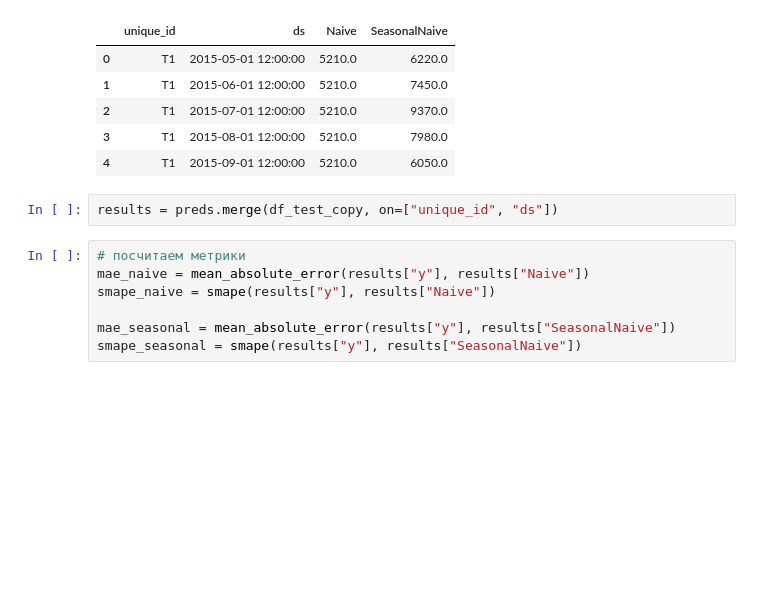
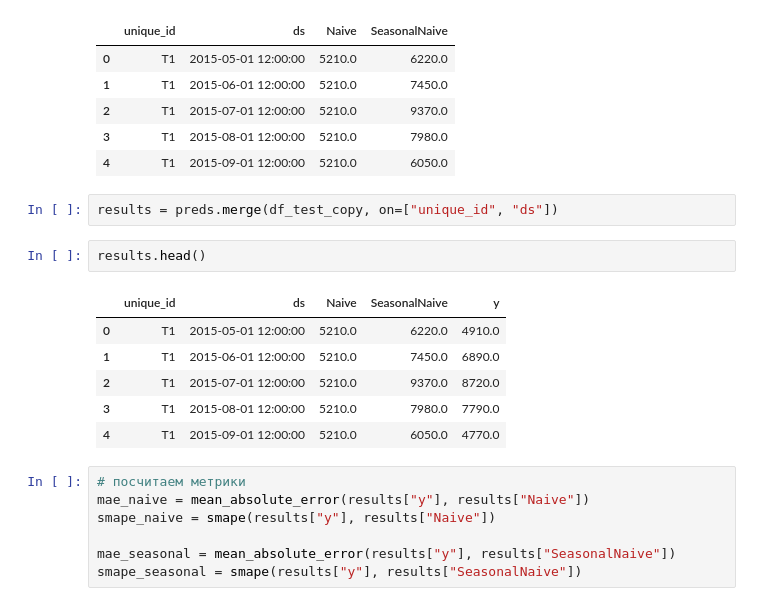
Before and after one commit to margartnn/hse-ts-transformations, a Jupyter notebook: analysis_results.ipynb, the cells around one changed output. Drawn from its saved outputs; the diff is of its cells as text; blank space fills up the shorter version.

```diff
--- a/analysis_results.ipynb
+++ b/analysis_results.ipynb
@@ -346,6 +346,15 @@ preds.head()
 | 4 | T1 | 2015-09-01 12:00:00 | 5210.0 | 6050.0 |
 # %%
 results = preds.merge(df_test_copy, on=["unique_id", "ds"])
+# %%
+results.head()
+# %% [output]
+|  | unique_id | ds | Naive | SeasonalNaive | y |
+| 0 | T1 | 2015-05-01 12:00:00 | 5210.0 | 6220.0 | 4910.0 |
+| 1 | T1 | 2015-06-01 12:00:00 | 5210.0 | 7450.0 | 6890.0 |
+| 2 | T1 | 2015-07-01 12:00:00 | 5210.0 | 9370.0 | 8720.0 |
+| 3 | T1 | 2015-08-01 12:00:00 | 5210.0 | 7980.0 | 7790.0 |
+| 4 | T1 | 2015-09-01 12:00:00 | 5210.0 | 6050.0 | 4770.0 |
 # %%
 # посчитаем метрики
 mae_naive = mean_absolute_error(results["y"], results["Naive"])
```
Also changed, not shown: parts of 7 cells of this notebook.
